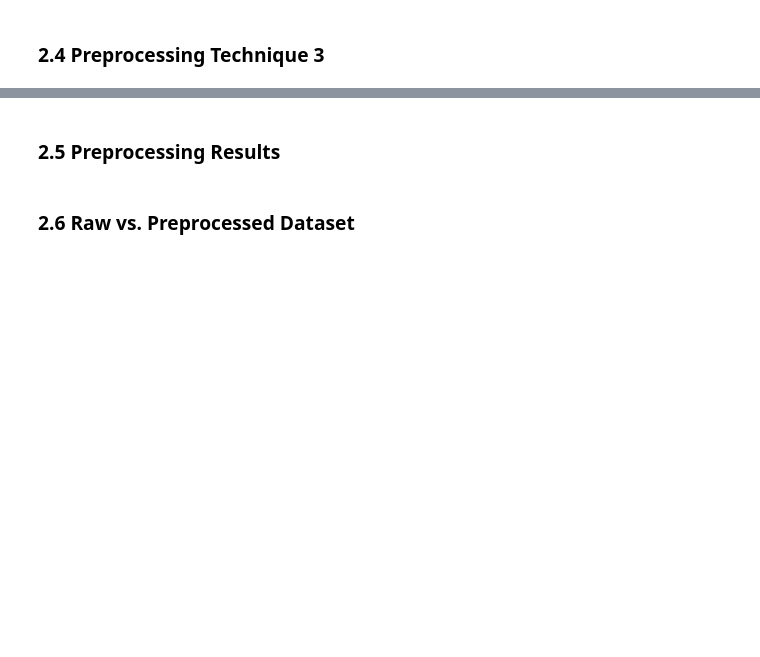
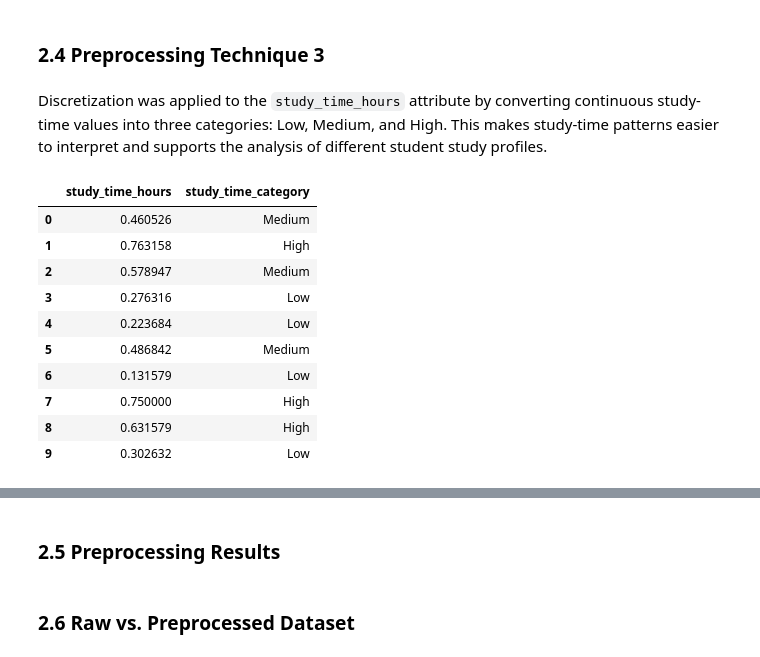
Before and after one commit to Ghhaidaa/Data-Mining-Project-, a Jupyter notebook: Reports/Phase2.ipynb, the cells around one changed output, grey strips where cells are left out. Cells and saved outputs as stored; diff of their text form; code cells hidden in the pictures; blank space fills up the shorter version.

```diff
--- a/Reports/Phase2.ipynb
+++ b/Reports/Phase2.ipynb
@@ -312,3 +312,19 @@ df_processed[['study_time_hours',
 |  | study_time_hours | attendance_percent | sleep_hours | previous_grade | final_exam_score |
 | min | 0.5 | 54.8 | 3.2 | 31.3 | 46.8 |
 | max | 8.1 | 100.0 | 10.0 | 100.0 | 100.0 |
+# %%
+from sklearn.preprocessing import MinMaxScaler
+
+numerical_columns = [
+    'study_time_hours',
+    'attendance_percent',
+    'sleep_hours',
+    'previous_grade',
+    'final_exam_score'
+]
+
+scaler = MinMaxScaler()
+
+df_processed[numerical_columns] = scaler.fit_transform(
+    df_processed[numerical_columns]
+)
@@ -315,2 +345,26 @@ df_processed[['study_time_hours',
 # %% [markdown]
 ### 2.4 Preprocessing Technique 3
+# %% [markdown]
+
+Discretization was applied to the `study_time_hours` attribute by converting continuous study-time values into three categories: Low, Medium, and High. This makes study-time patterns easier to interpret and supports the analysis of different student study profiles.
+# %%
+
+df_processed['study_time_category'] = pd.cut(
+    df_raw['study_time_hours'],
+    bins=[-np.inf, 3, 5, np.inf],
+    labels=['Low', 'Medium', 'High'],
+    include_lowest=True
+)
+df_processed[['study_time_hours', 'study_time_category']].head(10)
+# %% [output]
+|  | study_time_hours | study_time_category |
+| 0 | 0.460526 | Medium |
+| 1 | 0.763158 | High |
+| 2 | 0.578947 | Medium |
+| 3 | 0.276316 | Low |
+| 4 | 0.223684 | Low |
+| 5 | 0.486842 | Medium |
+| 6 | 0.131579 | Low |
+| 7 | 0.750000 | High |
+| 8 | 0.631579 | High |
+| 9 | 0.302632 | Low |
```
Also changed, not shown: parts of 4 cells of this notebook.
